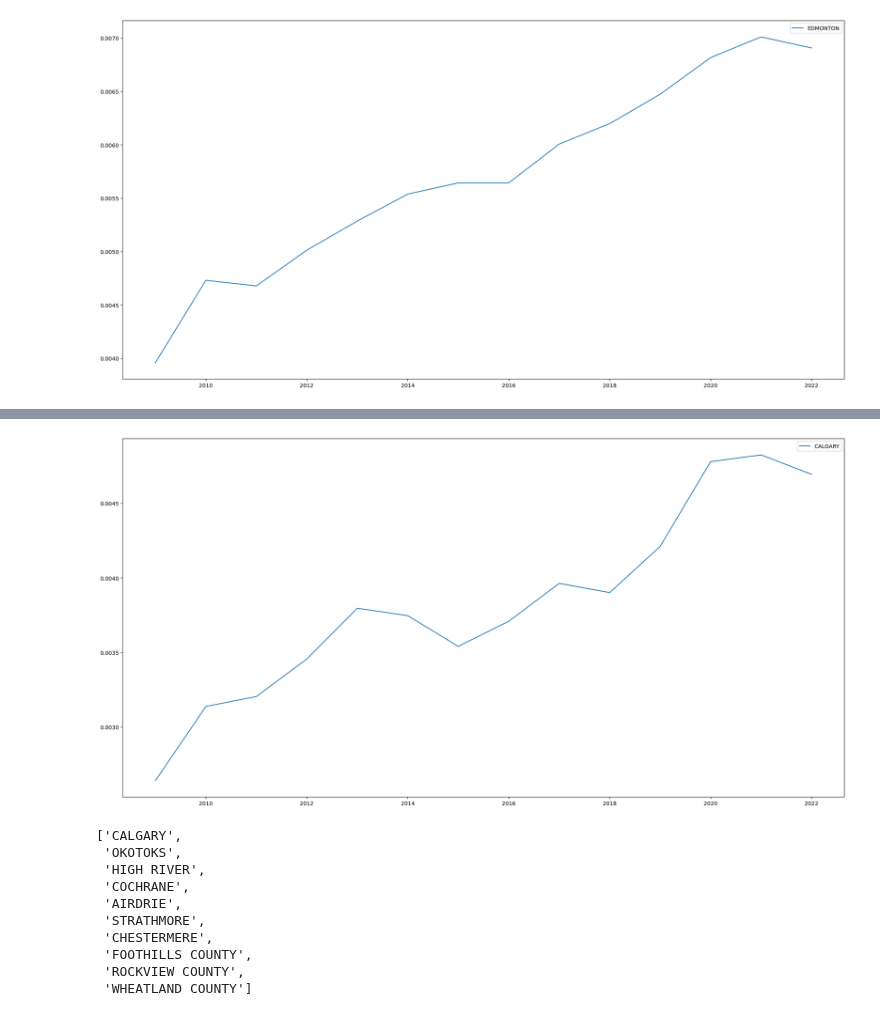
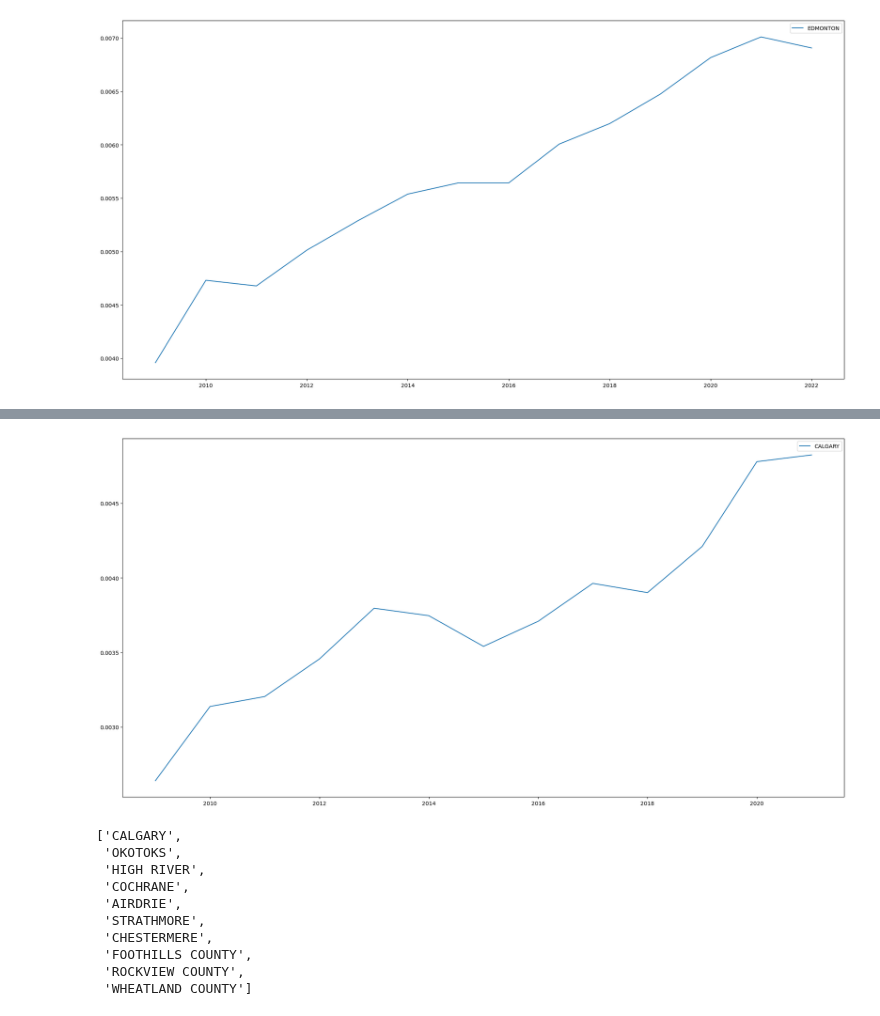
Before and after one commit to ddsarai/propertTax_comps, a Jupyter notebook: AB_pTax_2009_2021.ipynb, the cells around one changed output, grey strips where cells are left out. Saved outputs shown, nothing was run; the diff lists cells and outputs as text; code cells hidden in the pictures.

```diff
--- a/AB_pTax_2009_2021.ipynb
+++ b/AB_pTax_2009_2021.ipynb
@@ -267,12 +255,12 @@ plt.show()
 # %%
 data = ab_res_ptax09_21[ab_res_ptax09_21['MUNICIPALITY'].isin(calgary_metro)]
 
 plt.figure(figsize=(24,12))
-plt.plot(data[data['MUNICIPALITY'] == 'CALGARY']['YEAR'], data[data['MUNICIPALITY'] == 'CALGARY']['General Municipal Tax Rate'], label='CALGARY')
+plt.plot(data[data['MUNICIPALITY'] == 'CALGARY']['YEAR'], data[data['MUNICIPALITY'] == 'CALGARY']['Residential'], label='CALGARY')
 plt.legend()
 plt.show()
 # %% [output]
-[figure, old version]
+[figure, new version]
 # %%
 calgary_metro
 # %% [output]
```
Also changed, not shown: parts of 8 cells of this notebook, 2 other files.
